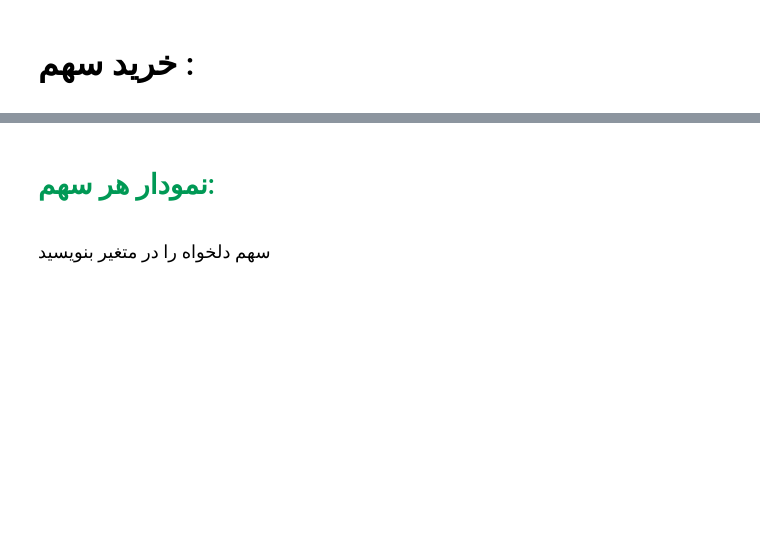
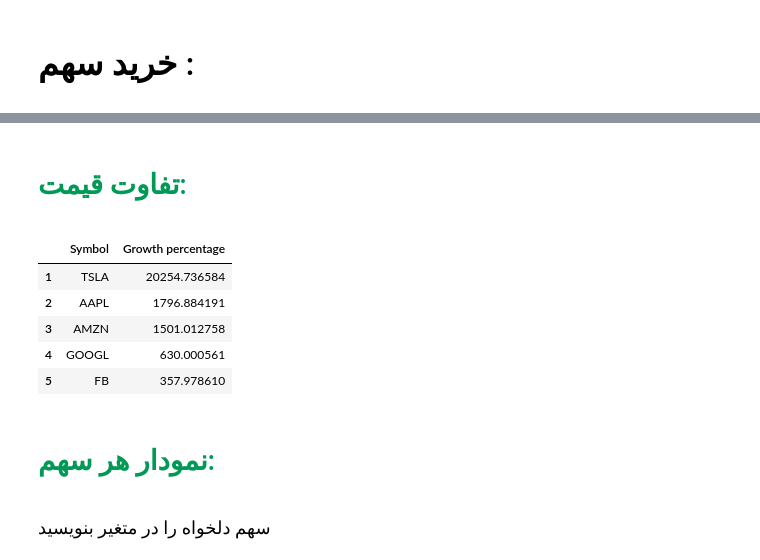
Before and after one commit to Sam1AT/AP-First-F, a Jupyter notebook: Stocks_analytics.ipynb, the cells around one changed output, grey strips where cells are left out. Cells and saved outputs as stored; diff of their text form; code cells hidden in the pictures; blank space fills up the shorter version.

Commit message:
adding Growth per

```diff
--- a/Stocks_analytics.ipynb
+++ b/Stocks_analytics.ipynb
@@ -160,3 +159,30 @@ users[loged_in_user_index].show_assets()
+# %% [markdown]
+<div style="font-family:vazir">
+    <h1 style="font-size: 10;color:#009955" dir="rtl"> تفاوت قیمت:
+    </h1>
+# %%
+def profit(start = '2009-12-31', end = '2022-05-13'):
+    tmp =[]
+    for x in pd.unique(stock_market_data['Symbol']):
+        stock_price = stock_market_data[stock_market_data['Symbol'] == x]
+        perc = (stock_price.loc[stock_market_data['Date'] == end]['Open'].values[0] - stock_price.loc[stock_market_data['Date'] == start]['Open'].values[0]) / stock_price.loc[stock_market_data['Date'] == start]['Open'].values[0] * 100
+        tmp.append(perc)
+    df = pd.DataFrame({} , index=range(1,6))
+    df['Symbol'] = pd.unique(stock_market_data['Symbol'])
+    df['Growth percentage'] = pd.Series(tmp , index=range(1,6))
+    df.sort_values('Growth percentage' , ascending=False , inplace=True)
+    df.reset_index(drop = True , inplace=True)
+    df.index = range(1,6)
+    return df
+
+profit()
+# %% [output]
+|  | Symbol | Growth percentage |
+| 1 | TSLA | 20254.736584 |
+| 2 | AAPL | 1796.884191 |
+| 3 | AMZN | 1501.012758 |
+| 4 | GOOGL | 630.000561 |
+| 5 | FB | 357.978610 |
 # %% [markdown]
 <div style="font-family:vazir">
     <h1 style="font-size: 10;color:#009955" dir="rtl"> نمودار هر سهم:
```
Also changed, not shown: parts of 6 cells of this notebook.
